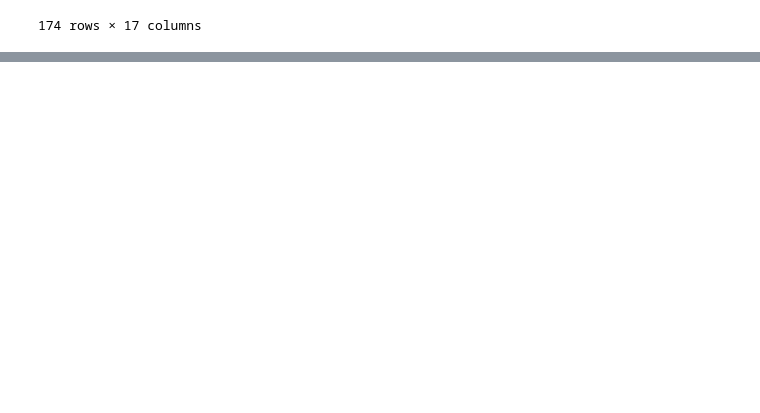
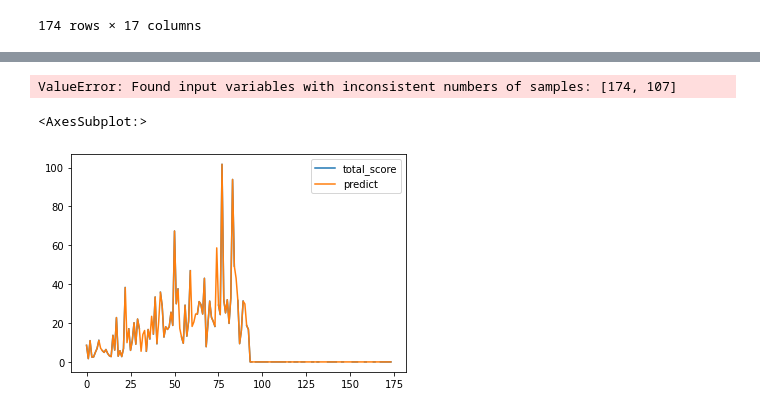
Before and after one commit to kevin-mal-smith/seinfeld, a Jupyter notebook: seinfeld_acquire.ipynb, the cells around one changed output, grey strips where cells are left out. Saved outputs shown, nothing was run; the diff lists cells and outputs as text; code cells hidden in the pictures; blank space fills up the shorter version.

```diff
--- a/seinfeld_acquire.ipynb
+++ b/seinfeld_acquire.ipynb
@@ -462,3 +470,20 @@ seinfeld
 | 172 | the_puerto_rican_day | NaN | NaN | NaN | 0.000000 | 7.9 | 149.0 | NaN | 9.0 | ... |
 | 173 | the_finale | NaN | NaN | NaN | 0.000000 | 7.8 | 158.0 | NaN | 9.0 | ... |
 174 rows × 17 columns
+# %%
+class lemmatizer(object):
+    def __init__(self):
+        self.wnl = WordNetLemmatizer()
+    def __call__(self, df):
+        return [self.wnl.lemmatize(word) for word in word_tokenize(df)]
+
+vectorizer = CountVectorizer( max_df=0.95, min_df=0.05, ngram_range=(1,2),
+                             tokenizer=lemmatizer(), lowercase=True, stop_words='english',
+                             token_pattern = r'\w+')
+
+vectorizer.fit(seinfeld['script'])
+count_vector = vectorizer.transform(seinfeld['script'])
+
+bow_data = count_vector.toarray()
+bow_data = pd.DataFrame(bow_data, columns=vectorizer.get_feature_names())
+bow_data.head()
@@ -464,0 +514,18 @@ seinfeld
+# %%
+x_train, x_test, y_train, y_test = train_test_split(bow_data,
+                                                  seinfeld['total_score'],
+                                                  test_size=0.2, random_state=123)
+# %%
+train=seinfeld[seinfeld.season_x<7].total_score
+# %%
+regr = MLPRegressor( max_iter=750,solver= 'lbfgs').fit(bow_data,train)
+mlp_predictions=pd.DataFrame(regr.predict(bow_data),columns=['predict'])
+y_mlp=pd.concat([y_train,mlp_predictions],axis=1)
+# %% [output]
+ValueError: Found input variables with inconsistent numbers of samples: [174, 107]
+# %%
+y_mlp.plot()
+#seinfeld[seinfeld.season_y > 5].total_score.plot()
+# %% [output]
+<AxesSubplot:>
+[figure, added]
```
Also changed, not shown: parts of 6 cells of this notebook.
